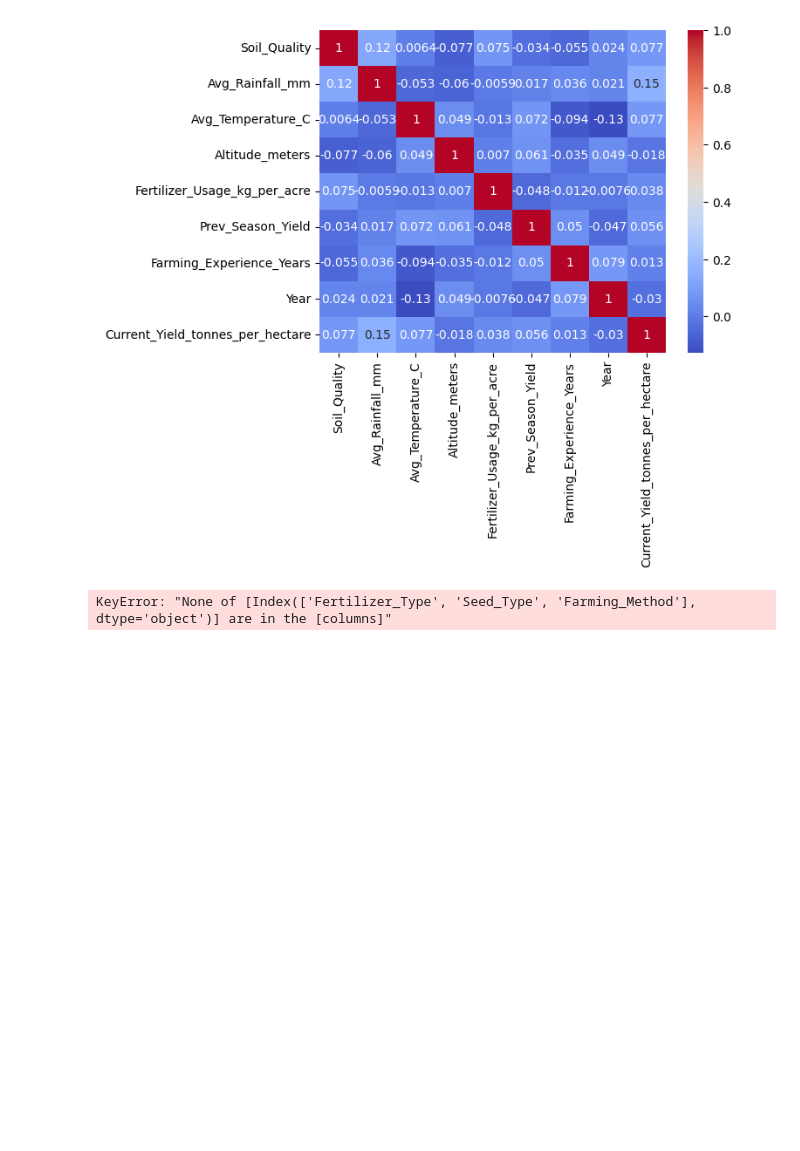
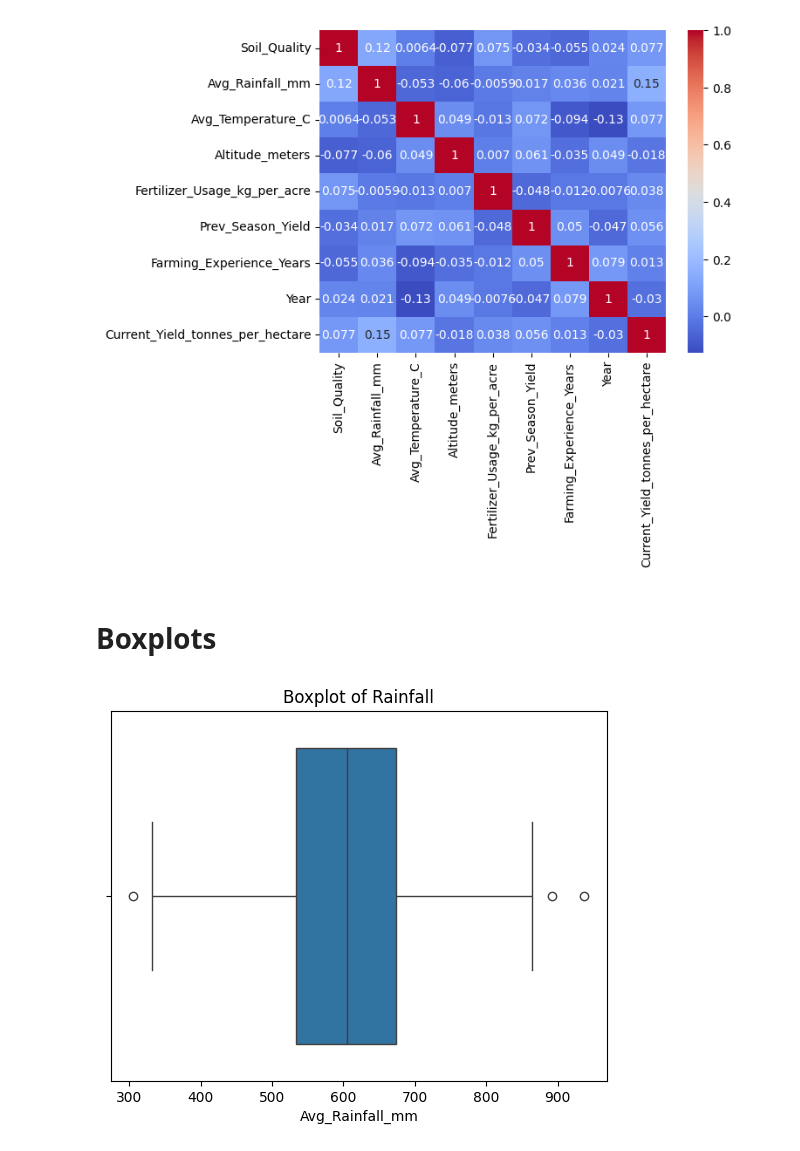
Before and after one commit to Mainabryan/Maize_Yield_prediction, a Jupyter notebook: Kenya_maize_yield.ipynb, the cells around one changed output. Drawn from its saved outputs; the diff is of its cells as text; code cells hidden in the pictures; blank space fills up the shorter version.

```diff
--- a/Kenya_maize_yield.ipynb
+++ b/Kenya_maize_yield.ipynb
@@ -125,7 +125,15 @@ sns.heatmap(corr, annot=True, cmap='coolwarm')
 # %% [output]
 <Axes: >
 [figure]
-# %%
-data = pd.get_dummies(data, columns=["Fertilizer_Type", "Seed_Type", "Farming_Method"], drop_first=True)
-# %% [output]
-KeyError: "None of [Index(['Fertilizer_Type', 'Seed_Type', 'Farming_Method'], dtype='object')] are in the [columns]"
+# %% [markdown]
+# Boxplots
+# %%
+import seaborn as sns
+import matplotlib.pyplot as plt
+
+# Single boxplot for rainfall
+sns.boxplot(x=data["Avg_Rainfall_mm"])
+plt.title("Boxplot of Rainfall")
+plt.show()
+# %% [output]
+[figure, added]
```
Also changed, not shown: parts of 3 cells of this notebook.
